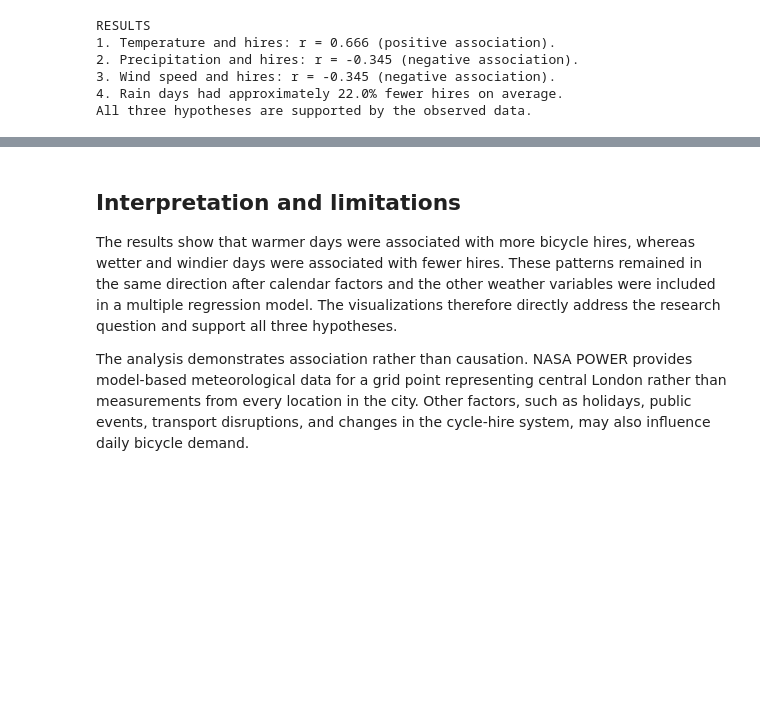
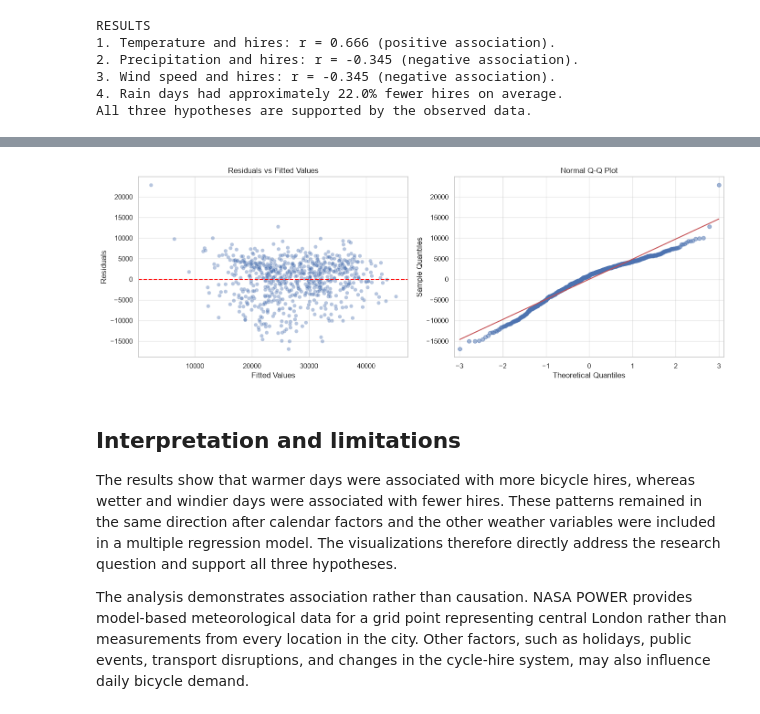
Before and after one commit to Ma-Le-Kai/CISC7204-mc661324-2026GitHub, a Jupyter notebook: Weather_Bike_Sharing_Analysis.ipynb, the cells around one changed output, grey strips where cells are left out. Drawn from its saved outputs; the diff is of its cells as text; code cells hidden in the pictures; blank space fills up the shorter version.

```diff
--- a/Weather_Bike_Sharing_Analysis.ipynb
+++ b/Weather_Bike_Sharing_Analysis.ipynb
@@ -312,3 +370,20 @@ All three hypotheses are supported by the observed data.
+# %%
+
+X_diag = sm.add_constant(data_clean[['temperature_c', 'precipitation_mm', 'wind_speed_ms']])
+y_diag = data_clean['daily_hires']
+ols_final = sm.OLS(y_diag, X_diag).fit()
+fig, axes = plt.subplots(1, 2, figsize=(14, 5))
+sns.scatterplot(x=ols_final.fittedvalues, y=ols_final.resid, ax=axes[0], alpha=0.4)
+axes[0].axhline(y=0, color='red', linestyle='--')
+axes[0].set_title('Residuals vs Fitted Values')
+axes[0].set_xlabel('Fitted Values')
+axes[0].set_ylabel('Residuals')
+sm.qqplot(ols_final.resid, line='s', ax=axes[1], alpha=0.5)
+axes[1].set_title('Normal Q-Q Plot')
+plt.tight_layout()
+plt.show()
+# %% [output]
+[figure, added]
 # %% [markdown]
 ## Interpretation and limitations
 The results show that warmer days were associated with more bicycle hires, whereas wetter and windier days were associated with fewer hires. These patterns remained in the same direction after calendar factors and the other weather variables were included in a multiple regression model. The visualizations therefore directly address the research question and support all three hypotheses.
```
Also changed, not shown: parts of 5 cells of this notebook, 3 other files.
